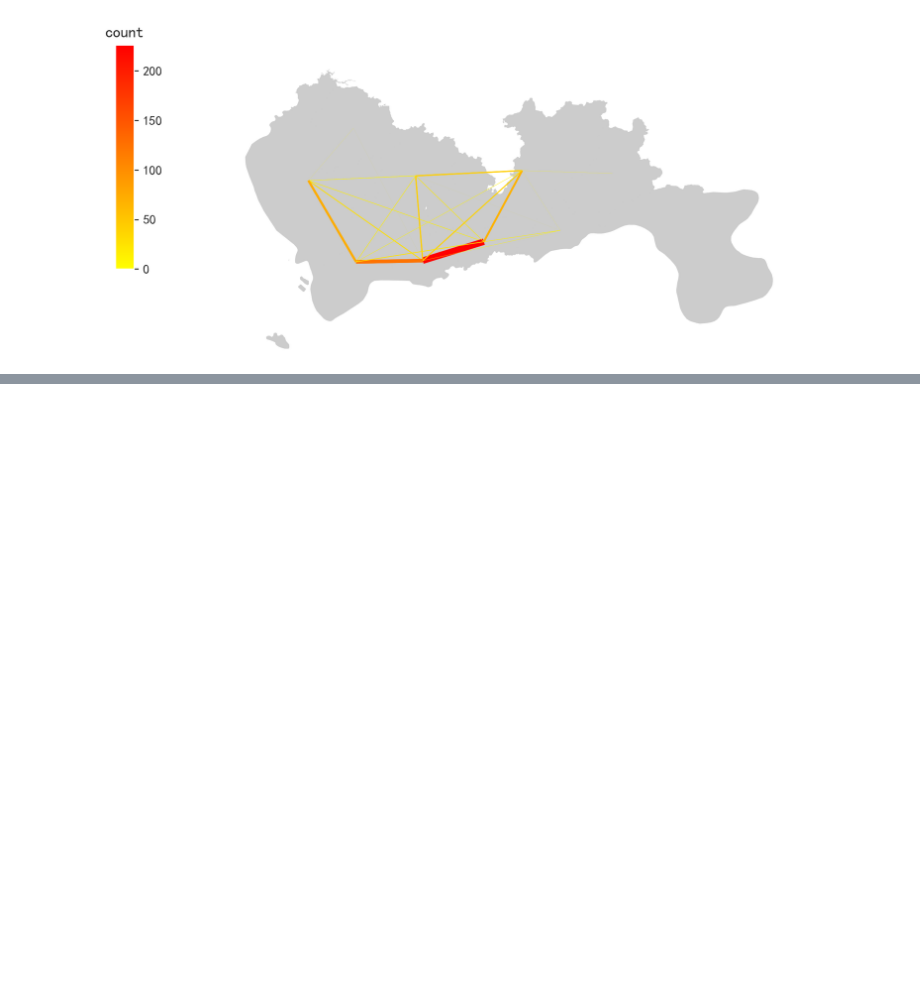
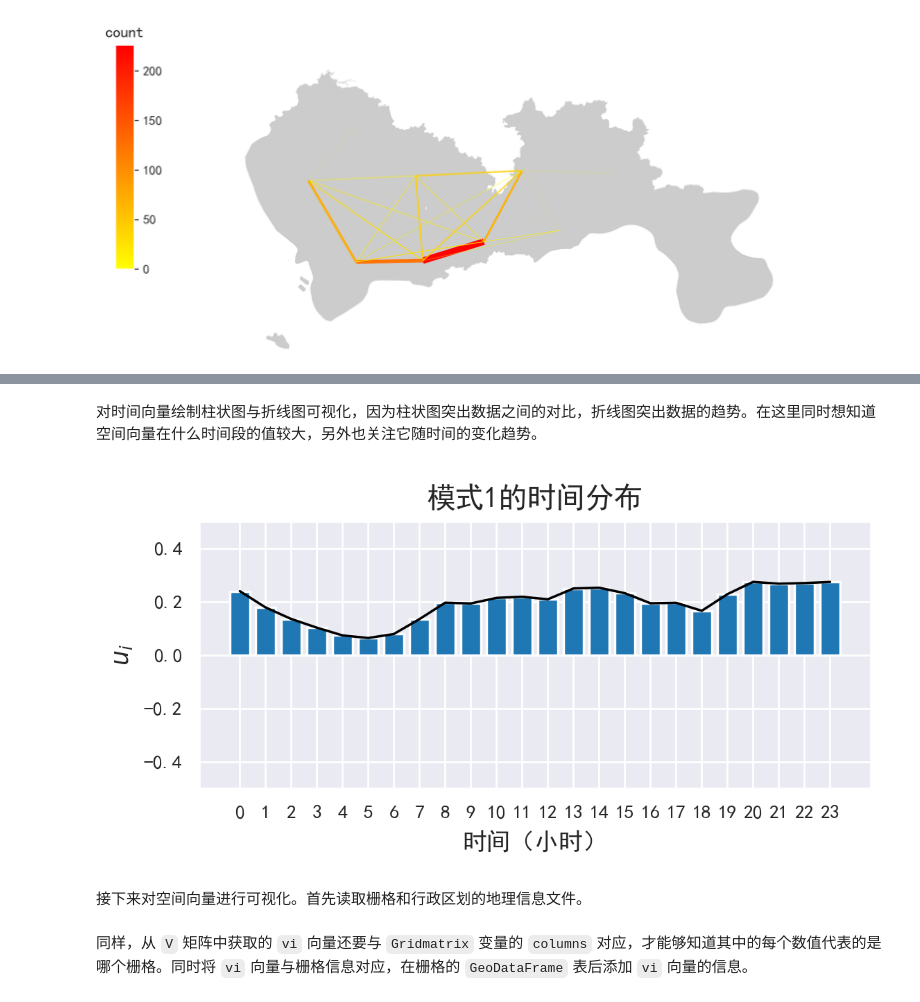
Before and after one commit to raingrain/evaluation-and-analysis-of-gps-data-for-taxi-in-shenzhen, a Jupyter notebook: src/main.ipynb, the cells around one changed output, grey strips where cells are left out. Cells and saved outputs as stored; diff of their text form; code cells hidden in the pictures; blank space fills up the shorter version.

```diff
--- a/src/main.ipynb
+++ b/src/main.ipynb
@@ -1166,0 +1360,9 @@ plt.show()
+# %%
+# 选取第i个模式，i可以取012
+i = 0
+# 提取时间向量，与矩阵的index对应，创建DataFrame
+U_pattern = pd.DataFrame([U[:, i], Gridmatrix.index]).T
+# 更改数据的列名
+U_pattern.columns = ['U', 'Hour']
+U_pattern['Hour'] = U_pattern['Hour'].astype(int).astype(str)
+U_pattern.head(5)
@@ -1166,0 +1376,20 @@ plt.show()
+# %% [markdown]
+对时间向量绘制柱状图与折线图可视化，因为柱状图突出数据之间的对比，折线图突出数据的趋势。在这里同时想知道空间向量在什么时间段的值较大，另外也关注它随时间的变化趋势。
+# %%
+fig = plt.figure(1, (5, 2), dpi=250)
+ax = plt.subplot(111)
+# 绘制柱状图和折线图
+plt.bar(U_pattern['Hour'], U_pattern['U'])
+plt.plot(U_pattern['Hour'], U_pattern['U'], 'k', lw=1)
+# 设定图参数
+plt.ylim(-0.5, 0.5)
+plt.xticks(size=8)
+plt.yticks(size=8)
+plt.xlabel('时间（小时）')
+plt.ylabel('$u_i$')
+plt.title('模式' + str(i + 1) + '的时间分布')
+plt.show()
+# %% [output]
+[figure, added]
+# %% [markdown]
+接下来对空间向量进行可视化。首先读取栅格和行政区划的地理信息文件。
@@ -1166,0 +1402,2 @@ plt.show()
+# %% [markdown]
+同样，从 `V` 矩阵中获取的 `vi` 向量还要与 `Gridmatrix` 变量的 `columns` 对应，才能够知道其中的每个数值代表的是哪个栅格。同时将 `vi` 向量与栅格信息对应，在栅格的 `GeoDataFrame` 表后添加 `vi` 向量的信息。
```
Also changed, not shown: parts of 30 cells of this notebook, 15 other files.
